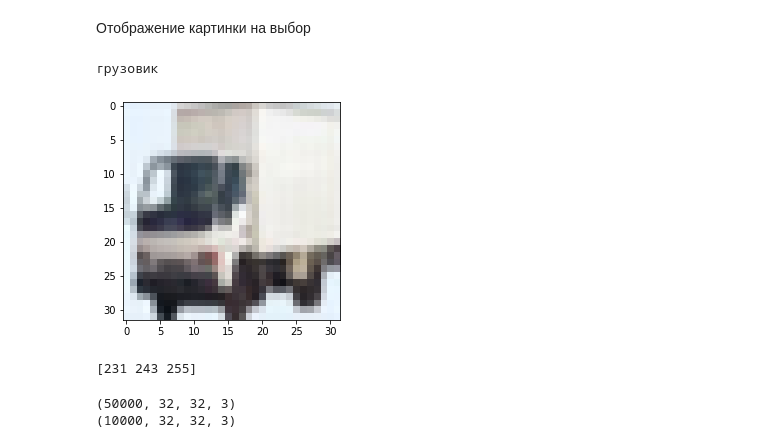
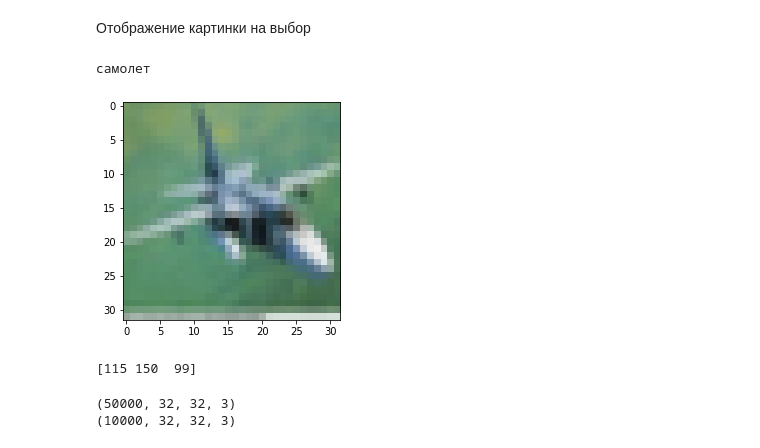
Before and after one commit to errec-sun/brain, a Jupyter notebook: 90 трен ируем_of_Февральский_курс_Pro_Занятие_3_Свёрточные_сети.ipynb, the cells around one changed output. Drawn from its saved outputs; the diff is of its cells as text; code cells hidden in the pictures.

```diff
--- a/90 трен ируем_of_Февральский_курс_Pro_Занятие_3_Свёрточные_сети.ipynb
+++ b/90 трен ируем_of_Февральский_курс_Pro_Занятие_3_Свёрточные_сети.ipynb
@@ -37,19 +46,19 @@ y_train100 = utils.to_categorical(y_train100, 100)
 Отображение картинки на выбор
 # %%
 #Выводим для примера картинку
-n = 2908
+n = 3909
 #Загружаем картинку из массива и отрисовываем в цветном формате - RGBA
 print(classes[np.argmax(y_train10[n])])
 plt.imshow(Image.fromarray(x_train10[n]).convert('RGBA'))
 plt.show()
 # %% [output]
-грузовик
+самолет
-[figure, old version]
+[figure, new version]
 # %%
 #Выводим пример картинки в цифрах, как она хранится в памяти
 print(x_train10[n, 0, 0])
 # %% [output]
-[231 243 255]
+[115 150  99]
 # %%
 print(x_train10.shape)
 print(x_test10.shape)
```
Also changed, not shown: parts of 16 cells of this notebook.
